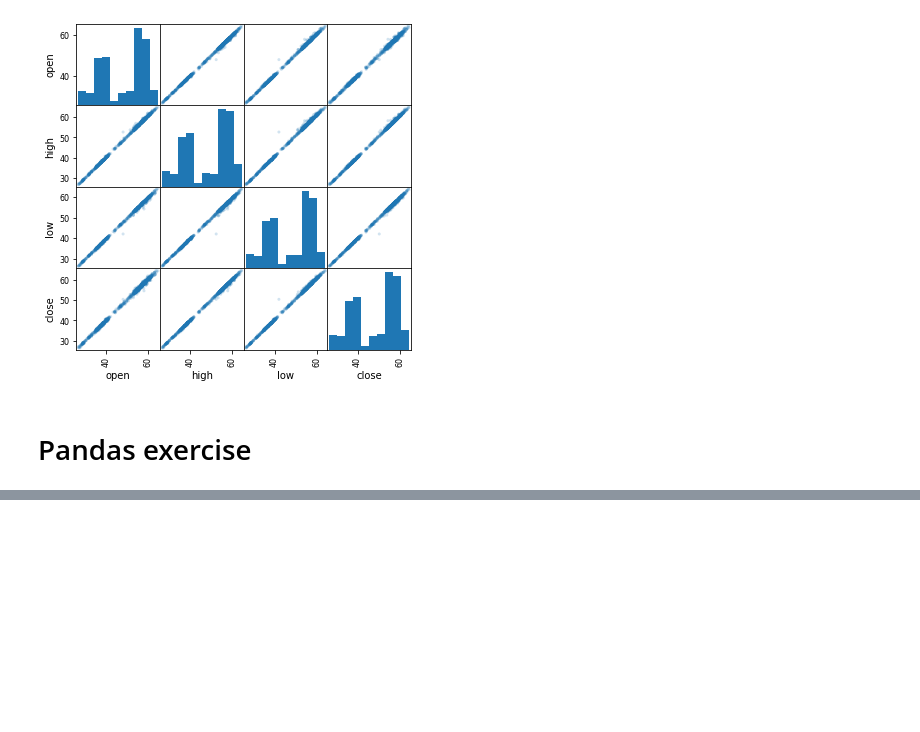
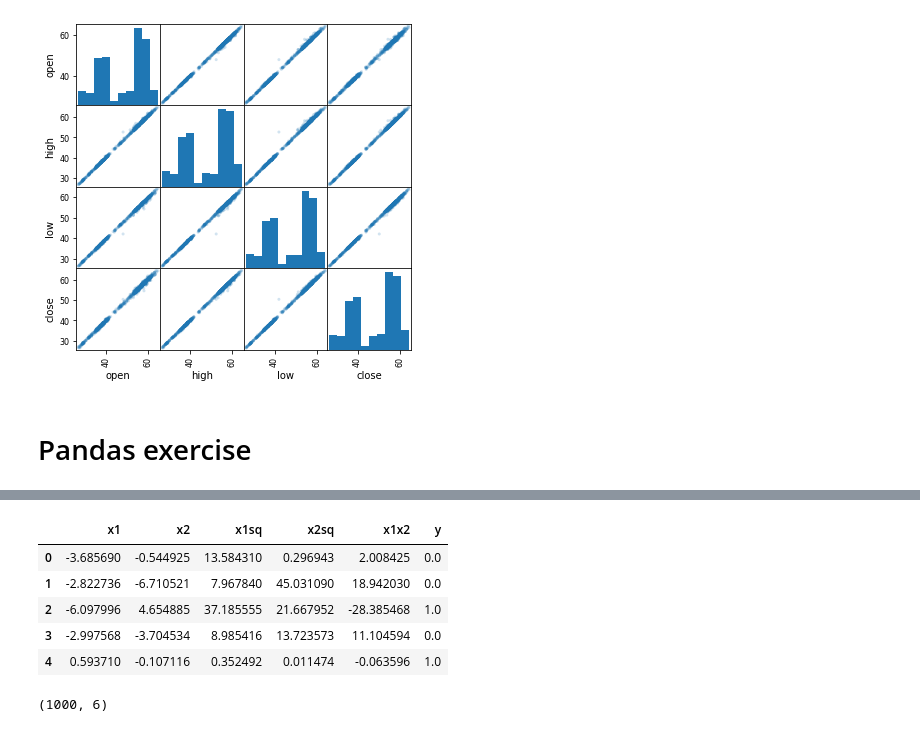
Before and after one commit to redboycode/udemycourses, a Jupyter notebook: lazy_prog_numpy/Pandas_intro.ipynb, the cells around one changed output, grey strips where cells are left out. Cells and saved outputs as stored; diff of their text form; code cells hidden in the pictures; blank space fills up the shorter version.

```diff
--- a/lazy_prog_numpy/Pandas_intro.ipynb
+++ b/lazy_prog_numpy/Pandas_intro.ipynb
@@ -363,0 +415,13 @@ scatter_matrix(df[['open','high','low','close']], alpha=0.2,figsize=(6,6));
+# %%
+DF.head()
+# %% [output]
+|  | x1 | x2 | x1sq | x2sq | x1x2 | y |
+| 0 | -3.685690 | -0.544925 | 13.584310 | 0.296943 | 2.008425 | 0.0 |
+| 1 | -2.822736 | -6.710521 | 7.967840 | 45.031090 | 18.942030 | 0.0 |
+| 2 | -6.097996 | 4.654885 | 37.185555 | 21.667952 | -28.385468 | 1.0 |
+| 3 | -2.997568 | -3.704534 | 8.985416 | 13.723573 | 11.104594 | 0.0 |
+| 4 | 0.593710 | -0.107116 | 0.352492 | 0.011474 | -0.063596 | 1.0 |
+# %%
+DF.shape
+# %% [output]
+(1000, 6)
```
Also changed, not shown: parts of 12 cells of this notebook.
